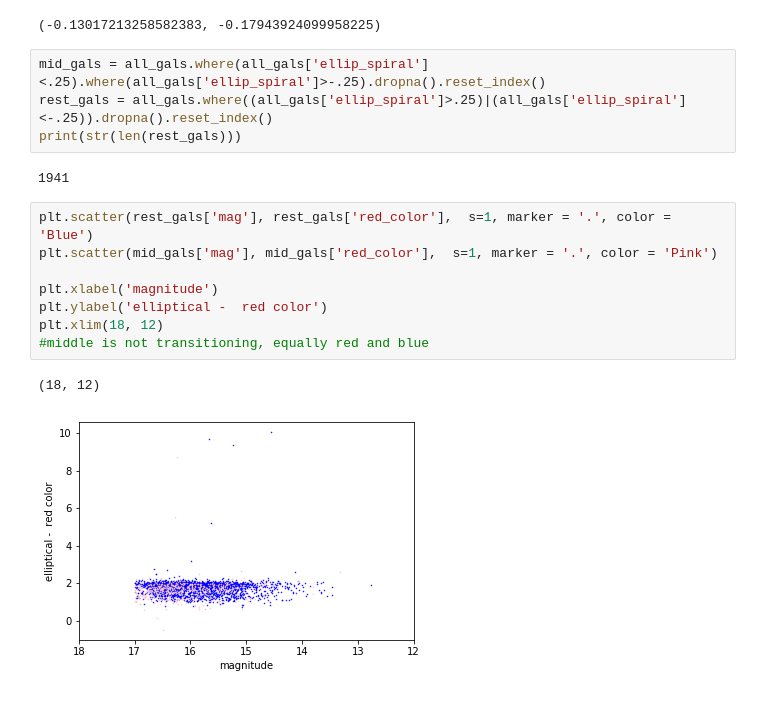
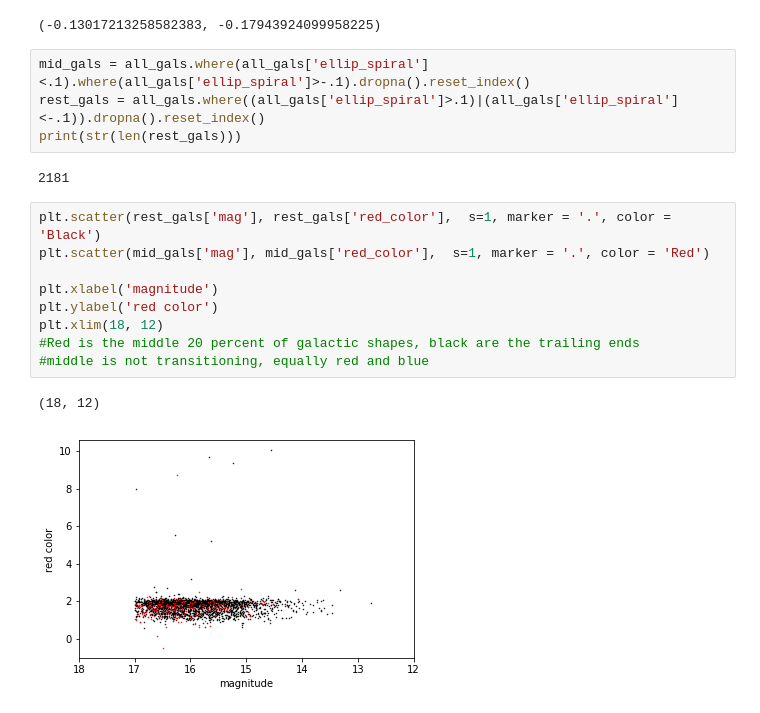
Before and after one commit to anikacave/morphology-analysis, a Jupyter notebook: Research.ipynb, the cells around one changed output. Cells and saved outputs as stored; diff of their text form.

```diff
--- a/Research.ipynb
+++ b/Research.ipynb
@@ -382,19 +382,20 @@ print('('+ str(a) + ', ' + str(b) + ')')
 # %% [output]
 (-0.13017213258582383, -0.17943924099958225)
 # %%
-mid_gals = all_gals.where(all_gals['ellip_spiral']<.25).where(all_gals['ellip_spiral']>-.25).dropna().reset_index()
-rest_gals = all_gals.where((all_gals['ellip_spiral']>.25)|(all_gals['ellip_spiral']<-.25)).dropna().reset_index()
+mid_gals = all_gals.where(all_gals['ellip_spiral']<.1).where(all_gals['ellip_spiral']>-.1).dropna().reset_index()
+rest_gals = all_gals.where((all_gals['ellip_spiral']>.1)|(all_gals['ellip_spiral']<-.1)).dropna().reset_index()
 print(str(len(rest_gals)))
 # %% [output]
-1941
+2181
 # %%
-plt.scatter(rest_gals['mag'], rest_gals['red_color'],  s=1, marker = '.', color = 'Blue')
-plt.scatter(mid_gals['mag'], mid_gals['red_color'],  s=1, marker = '.', color = 'Pink')
+plt.scatter(rest_gals['mag'], rest_gals['red_color'],  s=1, marker = '.', color = 'Black')
+plt.scatter(mid_gals['mag'], mid_gals['red_color'],  s=1, marker = '.', color = 'Red')
 
 plt.xlabel('magnitude')
-plt.ylabel('elliptical -  red color')
+plt.ylabel('red color')
 plt.xlim(18, 12)
+#Red is the middle 20 percent of galactic shapes, black are the trailing ends
 #middle is not transitioning, equally red and blue
 # %% [output]
 (18, 12)
-[figure, old version]
+[figure, new version]
```
Also changed, not shown: parts of 1 cell of this notebook.
